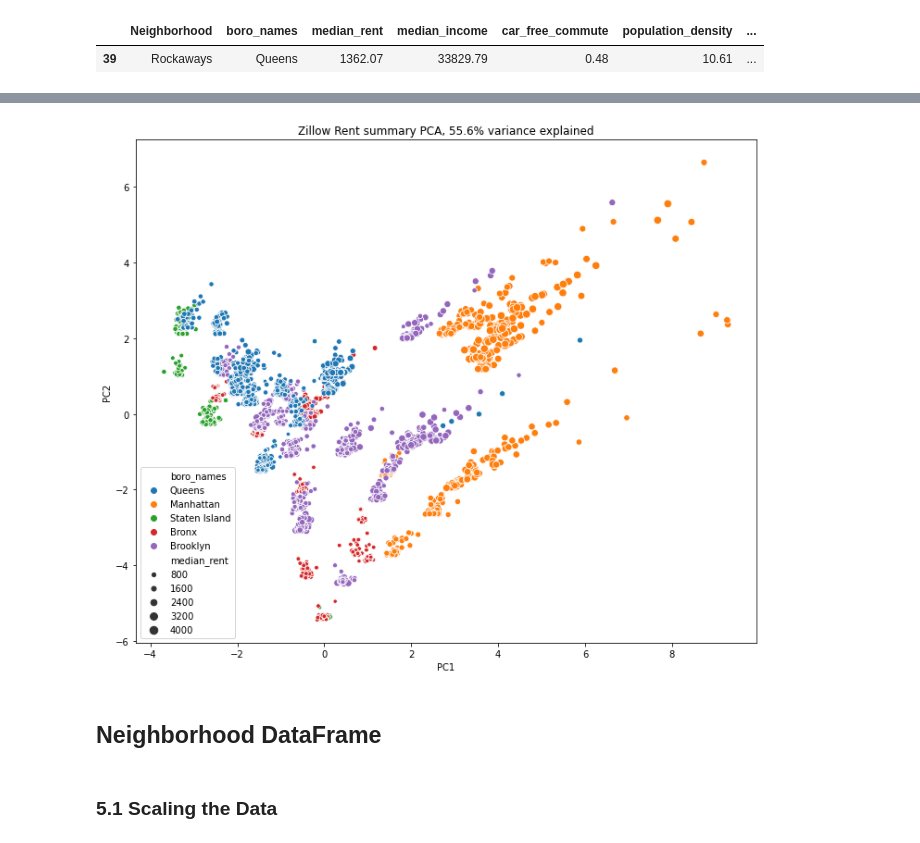
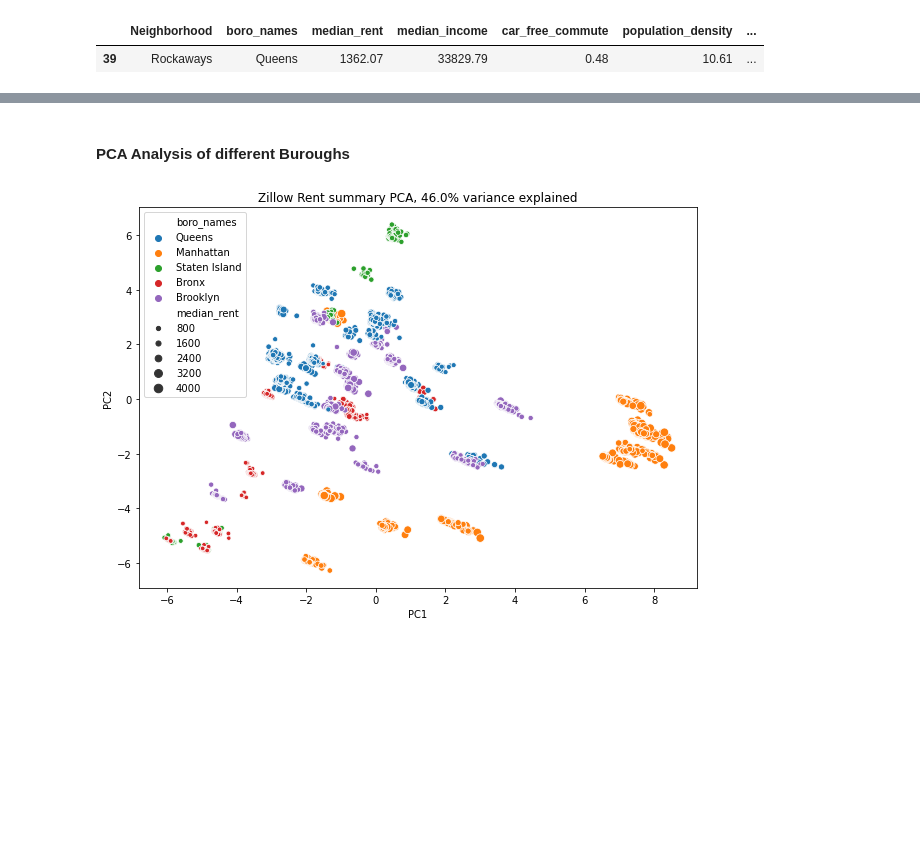
Before and after one commit to Nicolas-Jorq/Capstone-NYC-Rental-Price, a Jupyter notebook: 3 - Exploratory Data Analysis/Capstone Project 2 - EDA.ipynb, the cells around one changed output, grey strips where cells are left out. Cells and saved outputs as stored; diff of their text form; code cells hidden in the pictures; blank space fills up the shorter version.

```diff
--- a/3 - Exploratory Data Analysis/Capstone Project 2 - EDA.ipynb
+++ b/3 - Exploratory Data Analysis/Capstone Project 2 - EDA.ipynb
@@ -121,0 +175,2 @@ _ = plt.xticks(rotation='vertical')
+# %%
+df = df[df.absolute_diff < 4000]
@@ -268,2 +287,0 @@ plt.tight_layout()
-# %%
-df['absolute_diff'] = abs(df.Cost-df.median_rent)
@@ -481,2 +478,0 @@ Text(0.5, 1.0, 'PCA, 55.6% variance explained')
-# %%
-df.reset_index(inplace=True)
@@ -484,5 +482,6 @@ df.reset_index(inplace=True)
 pca_df = pd.DataFrame({'PC1': rent2_pca[:, 0], 'PC2': rent2_pca[:, 1]})
 pca_df = pd.concat([pca_df, df.median_rent], axis=1)
 pca_df['boro_names'] = df['boro_names']
+pca_df['Neighborhood'] = df['Neighborhood']
 pca_df.head()
 # %% [output]
@@ -548,16 +528,13 @@ pca_df.head()
+# %% [markdown]
+#### PCA Analysis of different Buroughs
 # %%
 x = pca_df.PC1
 y = pca_df.PC2
 
-plt.subplots(figsize=(12, 10))
-# Note the argument below to make sure we get the colours in the ascending
-# order we intuitively expect!
+plt.subplots(figsize=(10,7))
+
 sns.scatterplot(x='PC1', y='PC2', size='median_rent', hue='boro_names',
                 data=pca_df)
 plt.title(f'Zillow Rent summary PCA, {pc_var:.1f}% variance explained');
 # %% [output]
-[figure, old version]
+[figure, new version]
-# %% [markdown]
-## Neighborhood DataFrame
-# %% [markdown]
-### 5.1 Scaling the Data
```
Also changed, not shown: parts of 143 cells of this notebook, 10 other files.
